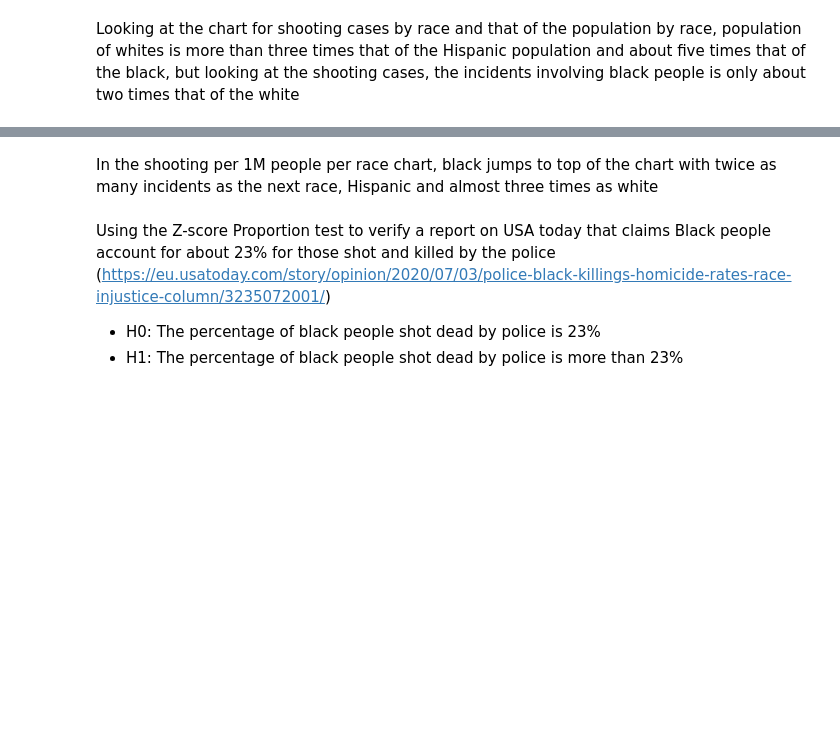
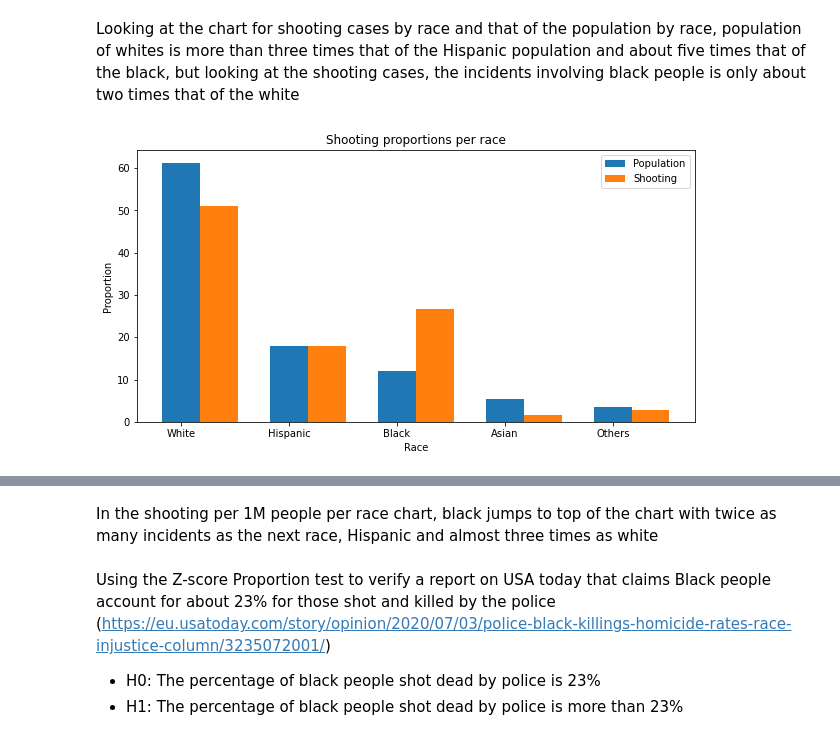
Before and after one commit to halimahO/Police_shooting, a Jupyter notebook: 141.ipynb, the cells around one changed output, grey strips where cells are left out. Drawn from its saved outputs; the diff is of its cells as text; code cells hidden in the pictures; blank space fills up the shorter version.

```diff
--- a/141.ipynb
+++ b/141.ipynb
@@ -333,16 +339,18 @@ shooting_race_pop.sort_values(by='population', ascending=False, inplace=True)
 # %%
 labels= list(shooting_race_pop.race)
 fig, ax = plt.subplots(figsize=(10,5))
 ind=np.arange(len(labels))
 width=0.35
 
 ax.bar(ind, shooting_race_pop['pop_proportion'], width, label= 'Population')
 ax.bar(ind+width, shooting_race_pop['shooting_proportion'], width, label='Shooting')
-ax.title.set_text('Population and Shooting proportions')
+ax.title.set_text('Shooting proportions per race')
 ax.set_xticks(ind)
 ax.set_xticklabels(labels)
 ax.set_xlabel('Race')
 ax.set_ylabel('Proportion')
 ax.legend()
 plt.show()
+# %% [output]
+[figure, added]
 # %%
```
Also changed, not shown: parts of 39 cells of this notebook.
